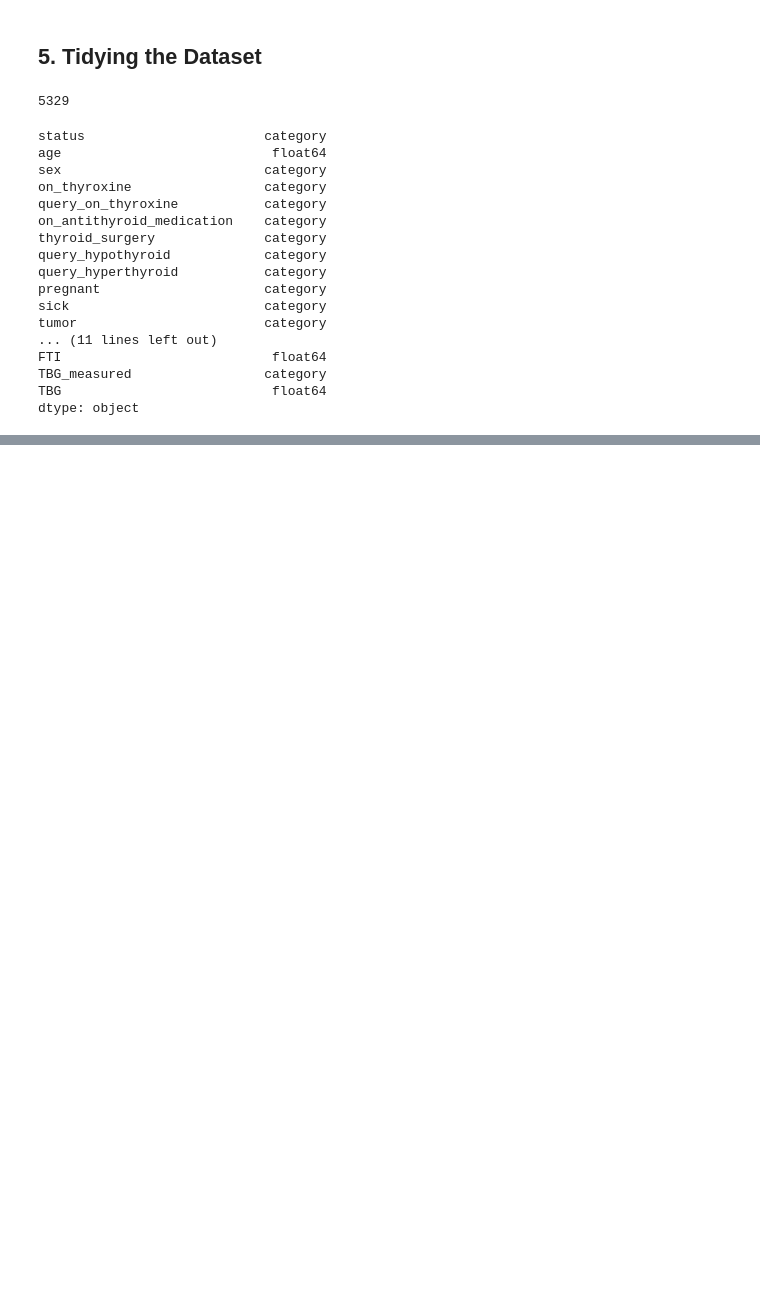
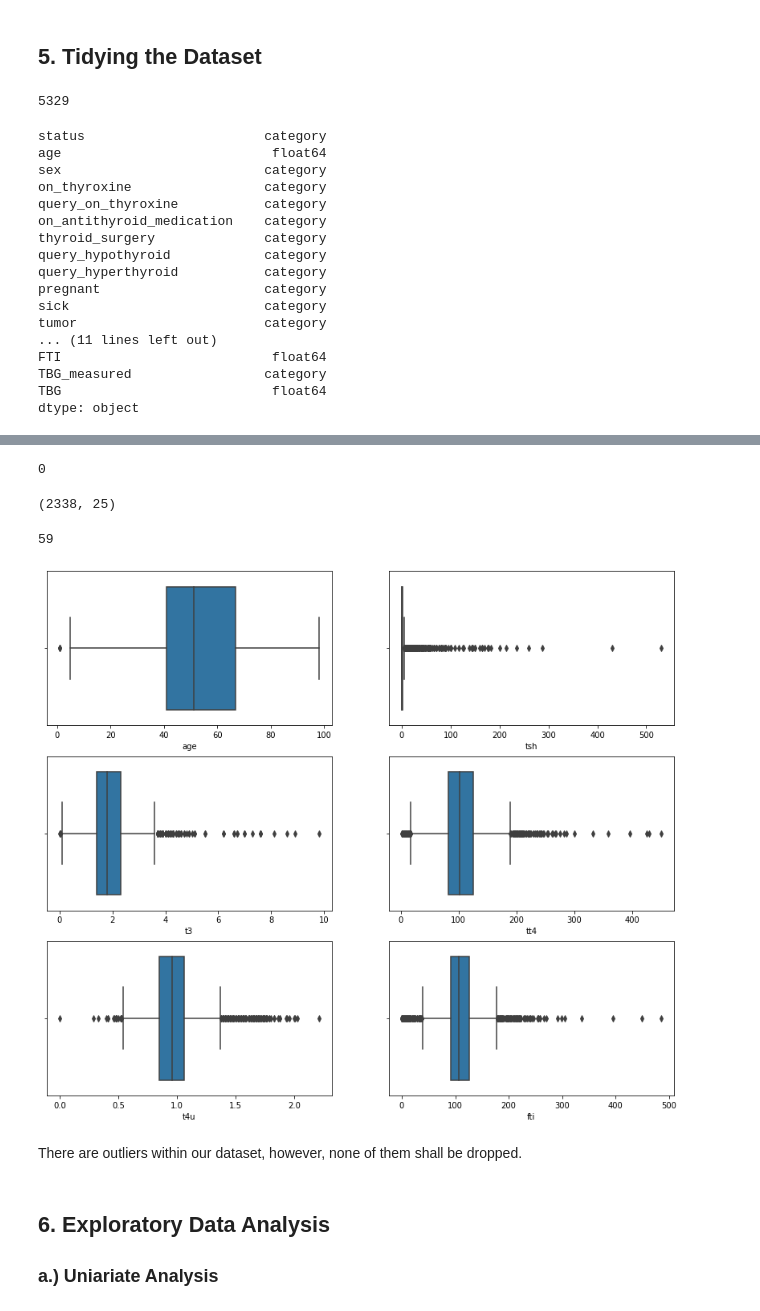
Before and after one commit to BintiKadzo/DSC14_Wk8_Nairobi_Hospital_Hypothyroidism_Test_Analysis, a Jupyter notebook: Moringa_Data_Science_Core_W8_Independent_Project_2022_04_Matilda_Kadzo.ipynb, the cells around one changed output, grey strips where cells are left out. Drawn from its saved outputs; the diff is of its cells as text; code cells hidden in the pictures; blank space fills up the shorter version.

```diff
--- a/Moringa_Data_Science_Core_W8_Independent_Project_2022_04_Matilda_Kadzo.ipynb
+++ b/Moringa_Data_Science_Core_W8_Independent_Project_2022_04_Matilda_Kadzo.ipynb
@@ -209,0 +253,5 @@ dtype: object
+# %%
+# We will fill all the missing values in columns
+hypothyroid_newdf['age'].fillna(hypothyroid_newdf['age'].mean(), inplace = True)
+# %%
+hypothyroid_newdf['sex'].fillna(hypothyroid_newdf['sex'].mode(), inplace = True)
@@ -209,0 +284,43 @@ dtype: object
+# %%
+# Drop the missing values
+
+hypothyroid_newdf.dropna(inplace  =True)
+# %%
+# Check for cumulative number of missing values
+
+hypothyroid_newdf.isnull().sum().sum()
+
+# There are no missing values in our dataset
+# %% [output]
+0
+# %%
+# Checking the dataset's shape after handling the missing values
+
+hypothyroid_newdf.shape
+# %% [output]
+(2338, 25)
+# %%
+# Checking for sum of duplicates
+
+hypothyroid_newdf.duplicated().sum()
+# %% [output]
+59
+# %%
+# Drop the 59 duplicated entries
+hypothyroid_newdf.drop_duplicates(inplace =True)
+# %%
+# Using boxplots, check for the presence of any outliers
+
+numerical_columns = ['age','tsh','t3', 'tt4', 't4u', 'fti']
+
+fig, axes = plt.subplots(ncols = 2, nrows = 3, figsize=(14,12))
+for ax, data,column in zip(axes.flatten(),hypothyroid_newdf,numerical_columns):
+  sns.boxplot(hypothyroid_newdf[column],ax=ax)
+# %% [output]
+[figure, added]
+# %% [markdown]
+There are outliers within our dataset, however, none of them shall be dropped.
+# %% [markdown]
+## 6. Exploratory Data Analysis
+
+### a.) Uniariate Analysis
```
Also changed, not shown: parts of 89 cells of this notebook.
